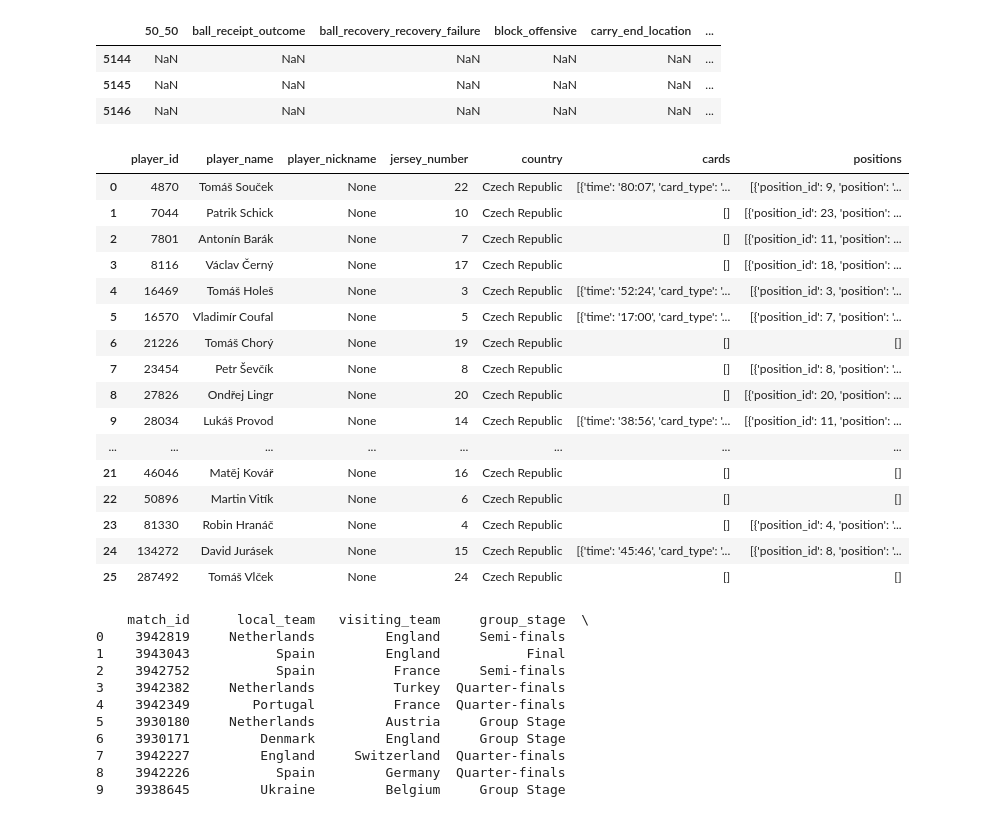
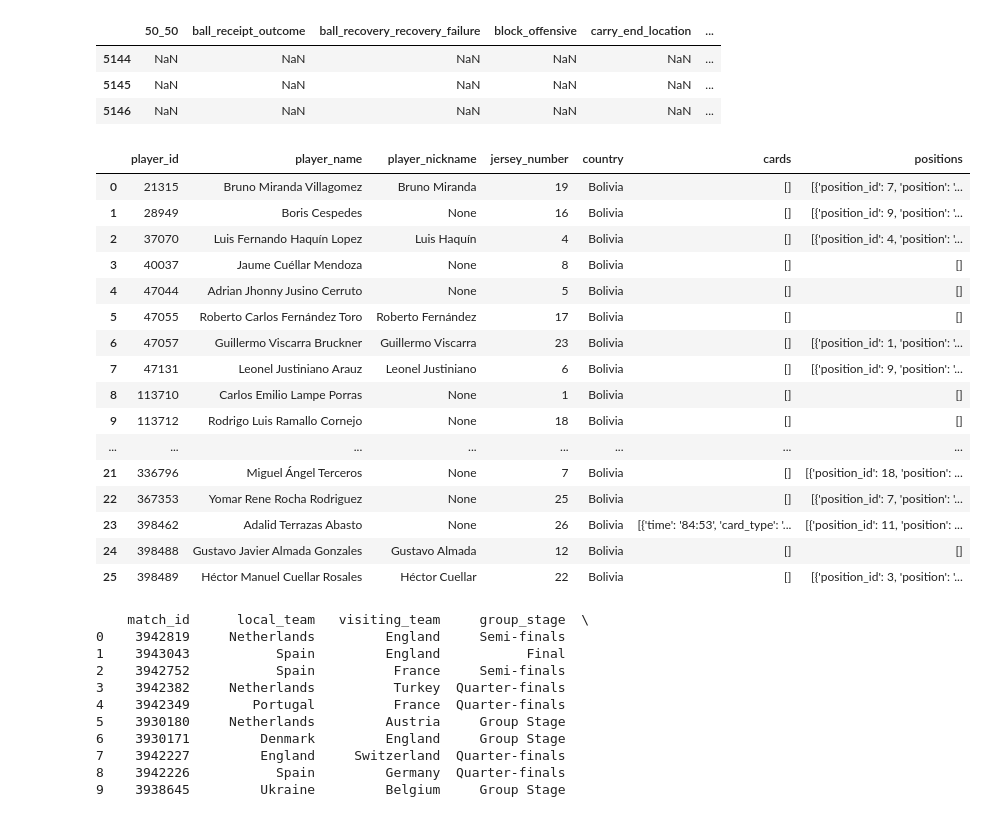
Before and after one commit to Khalil2506/-euro-2024-Data-Analysis, a Jupyter notebook: test.ipynb, the cells around one changed output. Saved outputs shown, nothing was run; the diff lists cells and outputs as text; code cells hidden in the pictures.

```diff
--- a/test.ipynb
+++ b/test.ipynb
@@ -141,26 +141,26 @@ events_euro[events_euro['shot_type']=='Penalty'].head(3)
 | 5145 | NaN | NaN | NaN | NaN | NaN | ... |
 | 5146 | NaN | NaN | NaN | NaN | NaN | ... |
 # %%
-f_euro_p = sb.lineups(match_id=3938642)['Czech Republic']
+f_euro_p = sb.lineups(match_id=3939989)['Bolivia']
 f_euro_p
 # %% [output]
 |  | player_id | player_name | player_nickname | jersey_number | country | cards | positions |
-| 0 | 4870 | Tomáš Souček | None | 22 | Czech Republic | [{'time': '80:07', 'card_type': '... | [{'position_id': 9, 'position': '... |
-| 1 | 7044 | Patrik Schick | None | 10 | Czech Republic | [] | [{'position_id': 23, 'position': ... |
-| 2 | 7801 | Antonín Barák | None | 7 | Czech Republic | [] | [{'position_id': 11, 'position': ... |
-| 3 | 8116 | Václav Černý | None | 17 | Czech Republic | [] | [{'position_id': 18, 'position': ... |
-| 4 | 16469 | Tomáš Holeš | None | 3 | Czech Republic | [{'time': '52:24', 'card_type': '... | [{'position_id': 3, 'position': '... |
-| 5 | 16570 | Vladimír Coufal | None | 5 | Czech Republic | [{'time': '17:00', 'card_type': '... | [{'position_id': 7, 'position': '... |
-| 6 | 21226 | Tomáš Chorý | None | 19 | Czech Republic | [] | [] |
-| 7 | 23454 | Petr Ševčík | None | 8 | Czech Republic | [] | [{'position_id': 8, 'position': '... |
-| 8 | 27826 | Ondřej Lingr | None | 20 | Czech Republic | [] | [{'position_id': 20, 'position': ... |
-| 9 | 28034 | Lukáš Provod | None | 14 | Czech Republic | [{'time': '38:56', 'card_type': '... | [{'position_id': 11, 'position': ... |
+| 0 | 21315 | Bruno Miranda Villagomez | Bruno Miranda | 19 | Bolivia | [] | [{'position_id': 7, 'position': '... |
+| 1 | 28949 | Boris Cespedes | None | 16 | Bolivia | [] | [{'position_id': 9, 'position': '... |
+| 2 | 37070 | Luis Fernando Haquín Lopez | Luis Haquín | 4 | Bolivia | [] | [{'position_id': 4, 'position': '... |
+| 3 | 40037 | Jaume Cuéllar Mendoza | None | 8 | Bolivia | [] | [] |
+| 4 | 47044 | Adrian Jhonny Jusino Cerruto | None | 5 | Bolivia | [] | [] |
+| 5 | 47055 | Roberto Carlos Fernández Toro | Roberto Fernández | 17 | Bolivia | [] | [] |
+| 6 | 47057 | Guillermo Viscarra Bruckner | Guillermo Viscarra | 23 | Bolivia | [] | [{'position_id': 1, 'position': '... |
+| 7 | 47131 | Leonel Justiniano Arauz | Leonel Justiniano | 6 | Bolivia | [] | [{'position_id': 9, 'position': '... |
+| 8 | 113710 | Carlos Emilio Lampe Porras | None | 1 | Bolivia | [] | [] |
+| 9 | 113712 | Rodrigo Luis Ramallo Cornejo | None | 18 | Bolivia | [] | [] |
 | ... | ... | ... | ... | ... | ... | ... | ... |
-| 21 | 46046 | Matěj Kovář | None | 16 | Czech Republic | [] | [] |
-| 22 | 50896 | Martin Vitík | None | 6 | Czech Republic | [] | [] |
-| 23 | 81330 | Robin Hranáč | None | 4 | Czech Republic | [] | [{'position_id': 4, 'position': '... |
-| 24 | 134272 | David Jurásek | None | 15 | Czech Republic | [{'time': '45:46', 'card_type': '... | [{'position_id': 8, 'position': '... |
-| 25 | 287492 | Tomáš Vlček | None | 24 | Czech Republic | [] | [] |
+| 21 | 336796 | Miguel Ángel Terceros | None | 7 | Bolivia | [] | [{'position_id': 18, 'position': ... |
+| 22 | 367353 | Yomar Rene Rocha Rodriguez | None | 25 | Bolivia | [] | [{'position_id': 7, 'position': '... |
+| 23 | 398462 | Adalid Terrazas Abasto | None | 26 | Bolivia | [{'time': '84:53', 'card_type': '... | [{'position_id': 11, 'position': ... |
+| 24 | 398488 | Gustavo Javier Almada Gonzales | Gustavo Almada | 12 | Bolivia | [] | [] |
+| 25 | 398489 | Héctor Manuel Cuellar Rosales | Héctor Cuellar | 22 | Bolivia | [] | [{'position_id': 3, 'position': '... |
 # %%
 def tarjetas_amarillas_por_partido(id_competencia, id_season):
     # Obtener todos los partidos de la competencia
```
Also changed, not shown: parts of 2 cells of this notebook, 1 other file.
